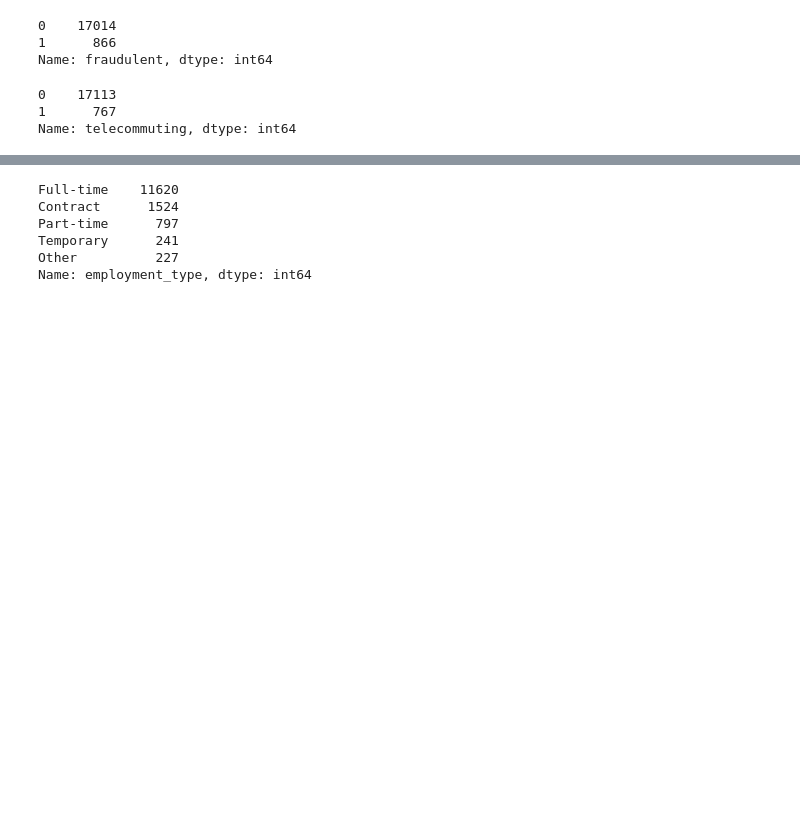
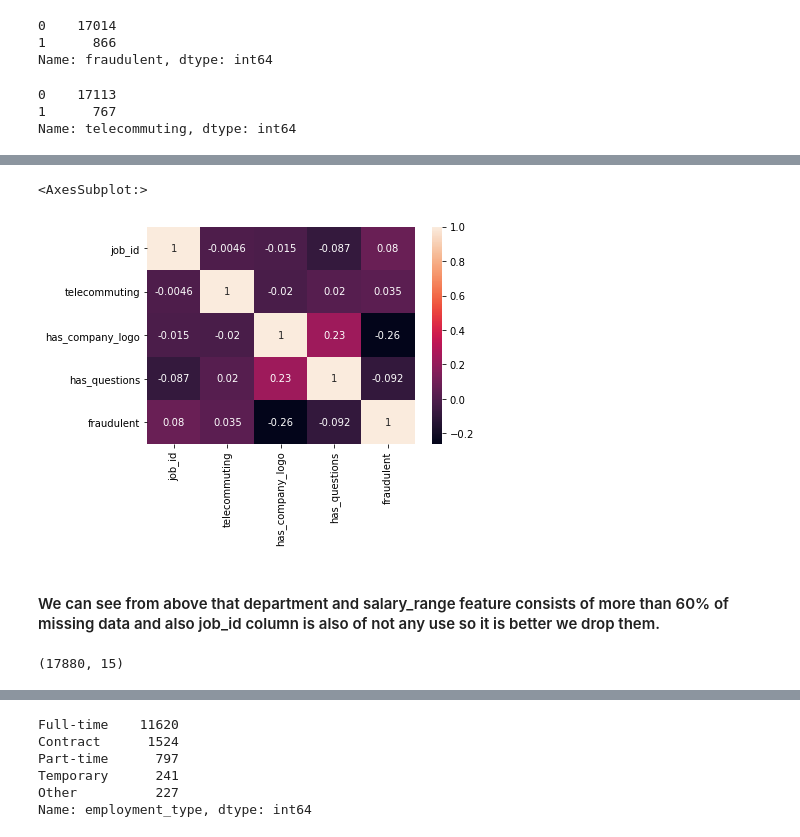
Before and after one commit to pritjee/Springboard, a Jupyter notebook: Fake_Job_prediction.ipynb, the cells around one changed output, grey strips where cells are left out. Cells and saved outputs as stored; diff of their text form; code cells hidden in the pictures; blank space fills up the shorter version.

```diff
--- a/Fake_Job_prediction.ipynb
+++ b/Fake_Job_prediction.ipynb
@@ -80,0 +100,2 @@ dtype: int64
+# %%
+df['company_profile'].fillna(df['company_profile'].ffill(),inplace=True)
@@ -107,0 +152,2 @@ Name: title, Length: 11231, dtype: int64
+# %%
+df['location'].fillna(df['location'].ffill(),inplace=True)
@@ -107,0 +184,2 @@ Name: title, Length: 11231, dtype: int64
+# %%
+df['description'].fillna(df['description'].bfill(),inplace=True)
@@ -107,0 +201,2 @@ Name: title, Length: 11231, dtype: int64
+# %%
+df['requirements'].fillna(df['requirements'].bfill(),inplace=True)
@@ -107,0 +249,7 @@ Name: title, Length: 11231, dtype: int64
+# %%
+sns.heatmap(df.corr(),annot=True)
+# %% [output]
+<AxesSubplot:>
+[figure, added]
+# %% [markdown]
+#### We can see from above that department and salary_range feature consists of more than 60% of missing data and also job_id column is also of not any use so it is better we drop them.
@@ -107,0 +258,4 @@ Name: title, Length: 11231, dtype: int64
+# %%
+df.shape
+# %% [output]
+(17880, 15)
```
Also changed, not shown: parts of 51 cells of this notebook.
